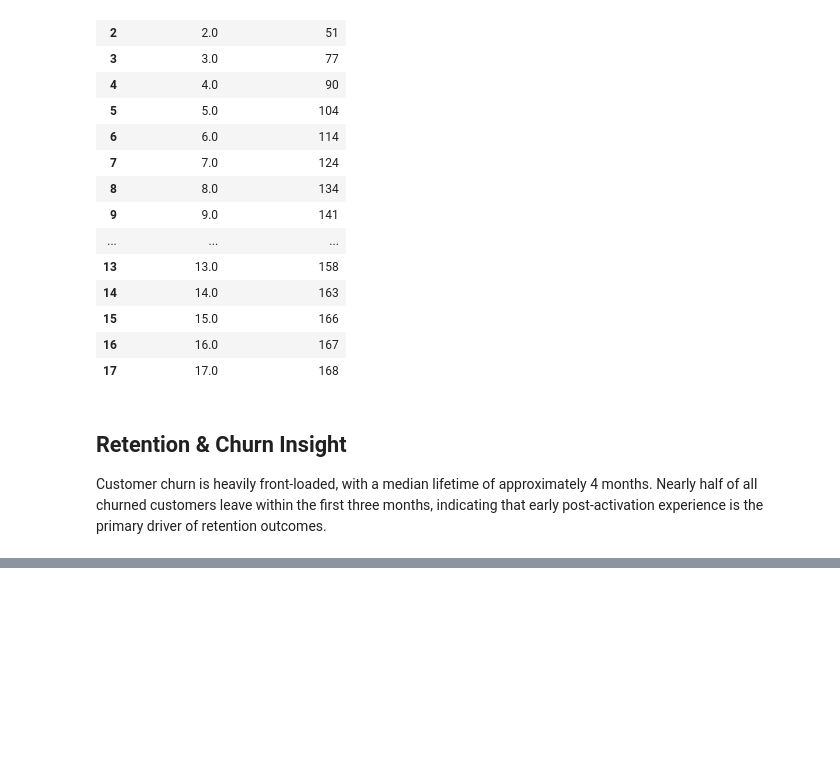
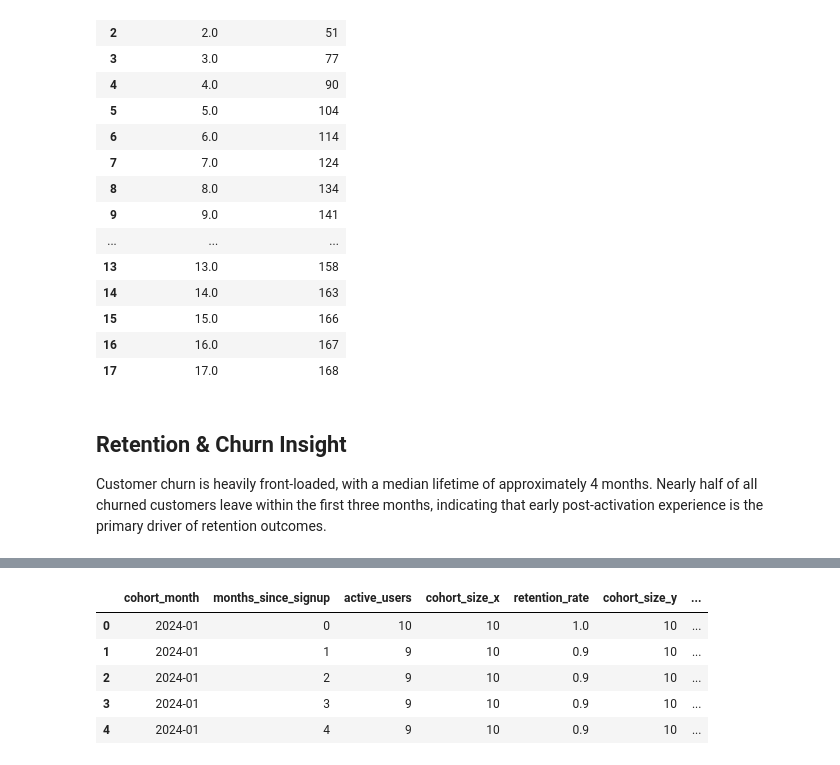
Before and after one commit to BoiDrew/saas-growth-analytics, a Jupyter notebook: notebooks/03_retention.ipynb, the cells around one changed output, grey strips where cells are left out. Cells and saved outputs as stored; diff of their text form; code cells hidden in the pictures; blank space fills up the shorter version.

```diff
--- a/notebooks/03_retention.ipynb
+++ b/notebooks/03_retention.ipynb
@@ -127,0 +167,18 @@ Customer churn is heavily front-loaded, with a median lifetime of approximately
+# %%
+# Calculate how many months have passed since each customer signed up.
+# Both 'month' and 'cohort_month' are Period('M') objects.
+# Subtracting them gives a Period difference (e.g., <3 * Month>).
+# The `.n` attribute extracts the numeric value of that difference.
+# This produces an integer representing the customer's "age" in months
+# relative to their cohort start date.
+customer_months['months_since_signup'] = (
+    customer_months['month'] - customer_months['cohort_month']
+).apply(lambda x: x.n)
+# %%
+cohort_retention = (
+    customer_months
+    .groupby(['cohort_month', 'months_since_signup'])
+    .agg(active_users=('customer_id', 'nunique'))
+    .reset_index()
+)
+cohort_retention.head()
@@ -127,0 +192,37 @@ Customer churn is heavily front-loaded, with a median lifetime of approximately
+# %%
+# Calculate the size of each cohort.
+# We group by cohort_month and take the FIRST value of active_users.
+# Why .first()? Because in a cohort retention table, the first row for each cohort
+# represents month 0 (the signup month), which contains the total number of users
+# who joined that cohort.
+cohort_sizes = (
+    cohort_retention
+        .groupby('cohort_month')['active_users']
+        .first()
+        .reset_index(name='cohort_size')  # Rename the column for clarity
+)
+
+# Merge the cohort sizes back into the main retention table.
+# This gives every row (each cohort-month combination) access to its cohort size.
+cohort_retention = cohort_retention.merge(
+    cohort_sizes,
+    on='cohort_month'
+)
+
+# Compute the retention rate for each cohort-month.
+# Retention rate = active users in that month / total users in the cohort.
+# Example: If a cohort had 100 users at signup and 60 are active in month 2,
+# retention_rate = 0.60 (60%).
+
+cohort_retention['retention_rate'] = (
+    cohort_retention['active_users'] /
+    cohort_retention['cohort_size']
+)
+cohort_retention.head()
+# %% [output]
+|  | cohort_month | months_since_signup | active_users | cohort_size_x | retention_rate | cohort_size_y | ... |
+| 0 | 2024-01 | 0 | 10 | 10 | 1.0 | 10 | ... |
+| 1 | 2024-01 | 1 | 9 | 10 | 0.9 | 10 | ... |
+| 2 | 2024-01 | 2 | 9 | 10 | 0.9 | 10 | ... |
+| 3 | 2024-01 | 3 | 9 | 10 | 0.9 | 10 | ... |
+| 4 | 2024-01 | 4 | 9 | 10 | 0.9 | 10 | ... |
```
Also changed, not shown: parts of 4 cells of this notebook.
